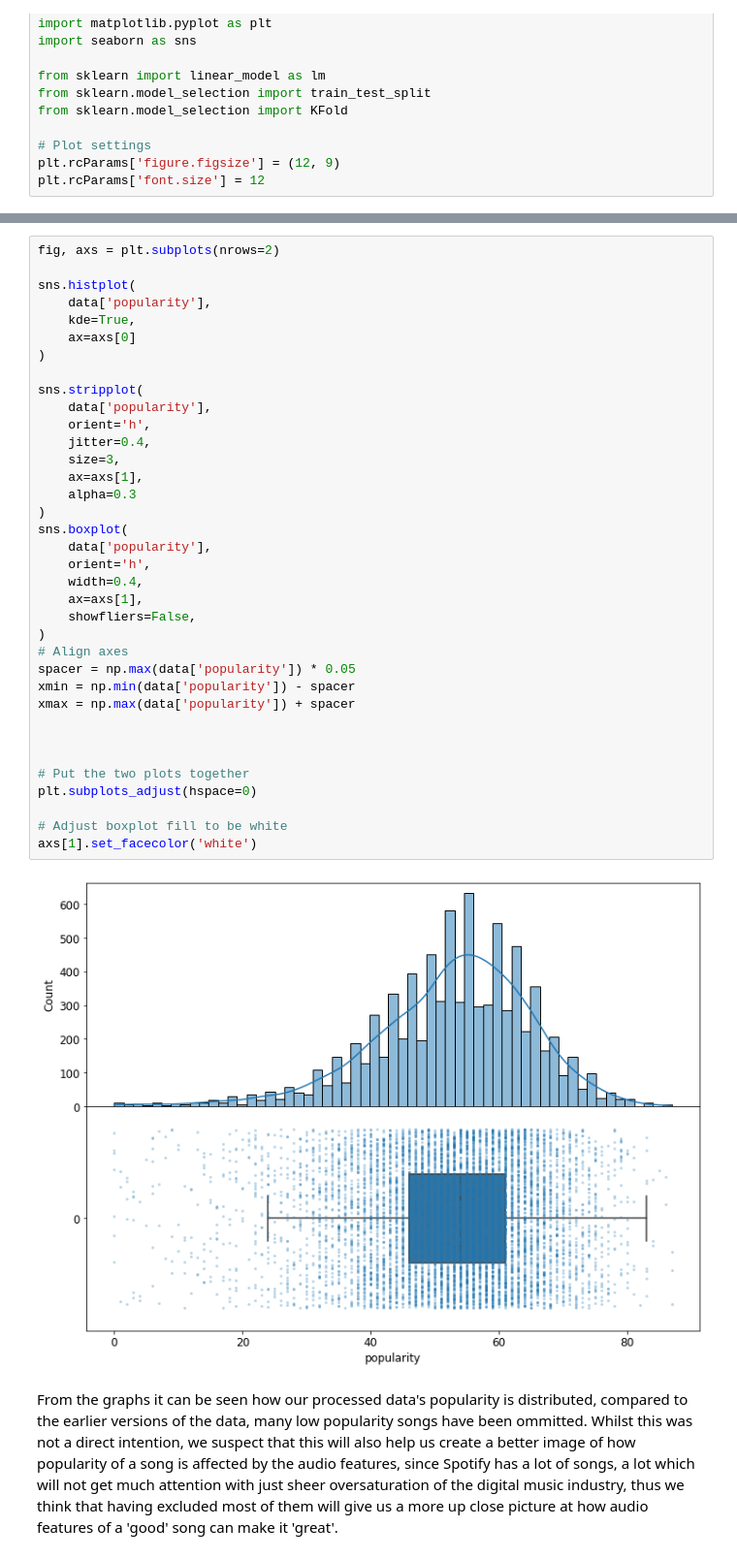
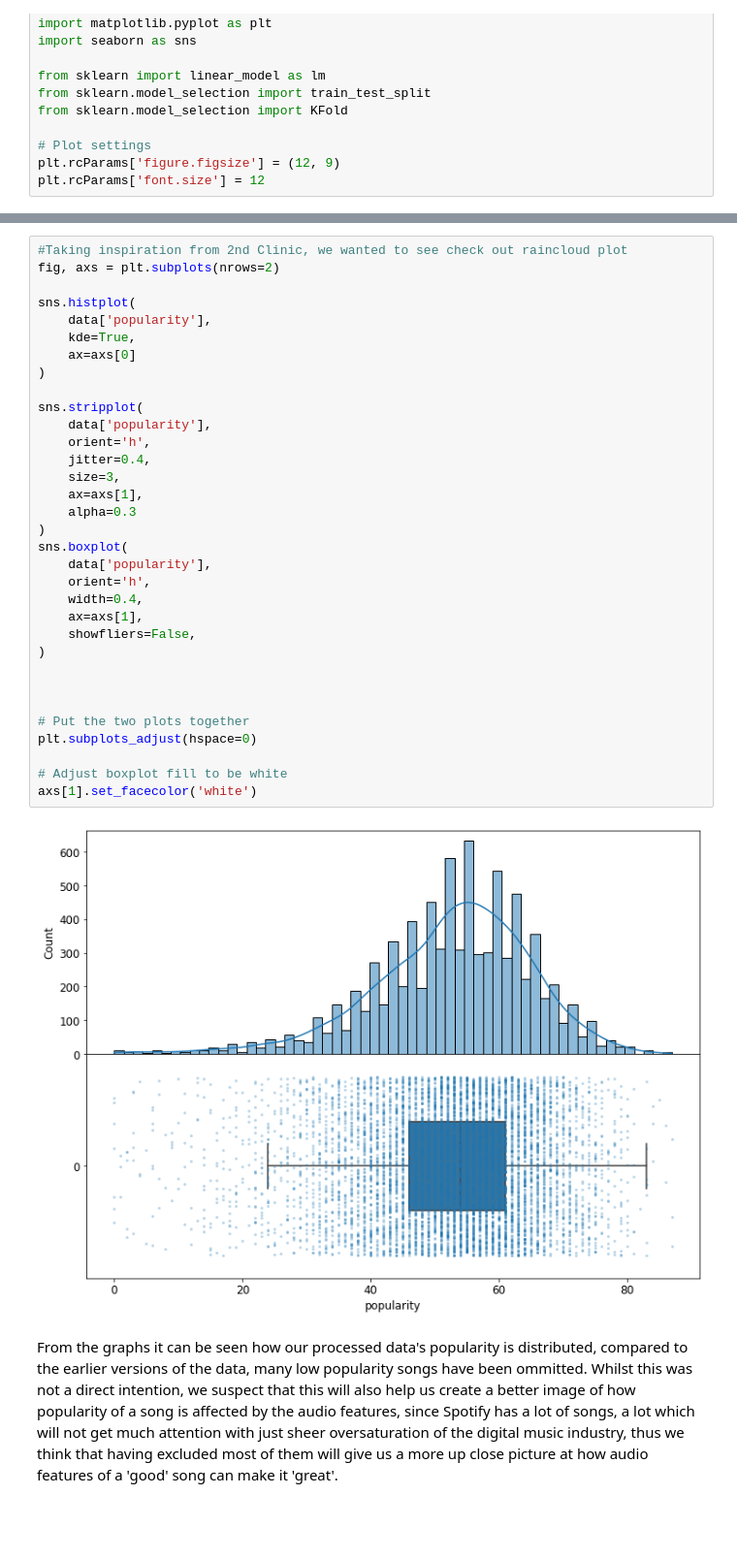
Before and after one commit to mahshidghaffari/Data_Madness, a Jupyter notebook: visual/EDA.ipynb, the cells around one changed output, grey strips where cells are left out. Shown at 97% size. Drawn from its saved outputs; the diff is of its cells as text; blank space fills up the shorter version.

```diff
--- a/visual/EDA.ipynb
+++ b/visual/EDA.ipynb
@@ -31,41 +34,38 @@ data.head()
 # %%
+#Taking inspiration from 2nd Clinic, we wanted to see check out raincloud plot
 fig, axs = plt.subplots(nrows=2)
 
 sns.histplot(
     data['popularity'],
     kde=True,
     ax=axs[0]
 )
 
 sns.stripplot(
     data['popularity'],
     orient='h',
     jitter=0.4,
     size=3,
     ax=axs[1],
     alpha=0.3
 )
 sns.boxplot(
     data['popularity'],
     orient='h',
     width=0.4,
     ax=axs[1],
     showfliers=False,
 )
-# Align axes
-spacer = np.max(data['popularity']) * 0.05
-xmin = np.min(data['popularity']) - spacer
-xmax = np.max(data['popularity']) + spacer
 
 
 
 # Put the two plots together
 plt.subplots_adjust(hspace=0)
 
 # Adjust boxplot fill to be white
 axs[1].set_facecolor('white')
 # %% [output]
-[figure, old version]
+[figure, new version]
 # %% [markdown]
 From the graphs it can be seen how our processed data's popularity is distributed, compared to the earlier versions of the data, many low popularity songs have been ommitted. Whilst this was not a direct intention, we suspect that this will also help us create a better image of how popularity of a song is affected by the audio features, since Spotify has a lot of songs, a lot which will not get much attention with just sheer oversaturation of the digital music industry, thus we think that having excluded most of them will give us a more up close picture at how audio features of a 'good' song can make it 'great'.
 # %%
```
Also changed, not shown: parts of 12 cells of this notebook, 1 other file.
